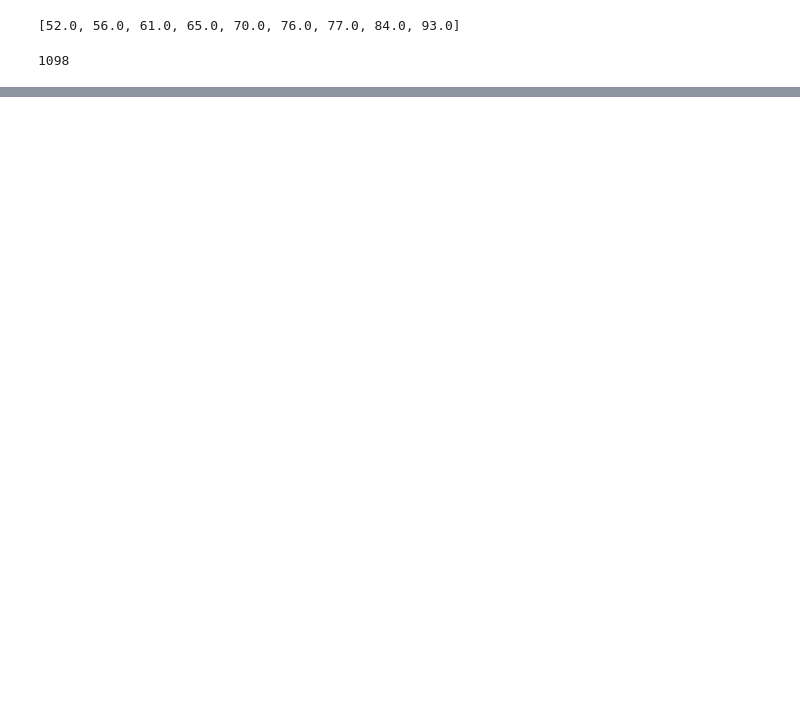
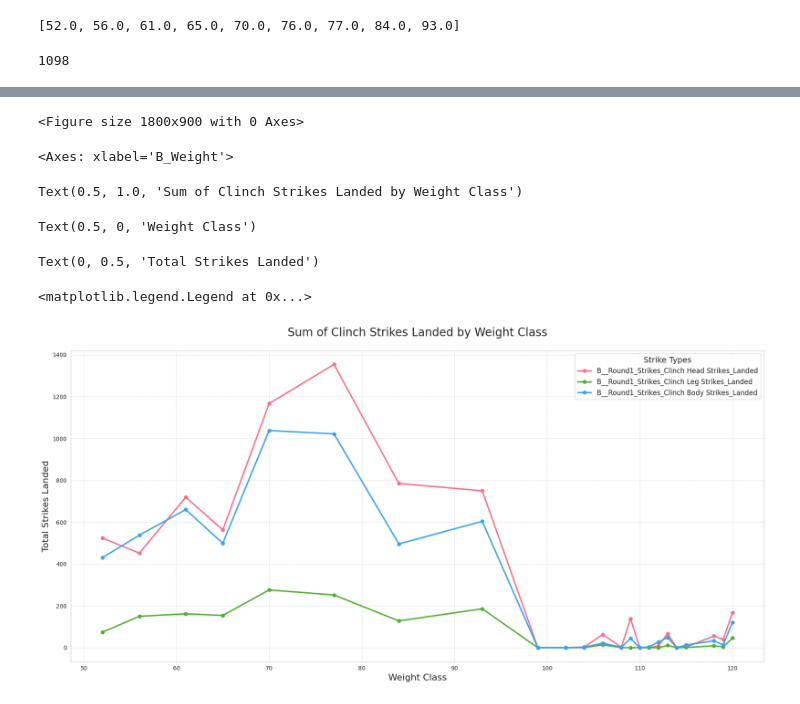
Before and after one commit to avulic/ufcChatVas, a Jupyter notebook: kod.ipynb, the cells around one changed output, grey strips where cells are left out. Drawn from its saved outputs; the diff is of its cells as text; code cells hidden in the pictures; blank space fills up the shorter version.

```diff
--- a/kod.ipynb
+++ b/kod.ipynb
@@ -669,0 +764,35 @@ sns.lmplot(x="B__Round3_Strikes_Body Significant Strikes_Attempts",
+# %%
+import pandas as pd
+import matplotlib.pyplot as plt
+import seaborn as sns
+
+
+df = pd.read_csv("data/data.csv")
+
+# Group and sum based on the 'B_Weight' column
+strk1 = df[['B_Weight',
+            'B__Round1_Strikes_Clinch Head Strikes_Landed',
+            'B__Round1_Strikes_Clinch Leg Strikes_Landed',
+            'B__Round1_Strikes_Clinch Body Strikes_Landed']].groupby('B_Weight').sum()
+
+
+palette = sns.color_palette("husl", 3)
+
+plt.figure(figsize=(18,9))
+strk1.plot(ax=plt.gca(), color=palette, marker='o', linestyle='-', linewidth=2.5)
+plt.title("Sum of Clinch Strikes Landed by Weight Class", fontsize=20)
+plt.xlabel("Weight Class", fontsize=16)
+plt.ylabel("Total Strikes Landed", fontsize=16)
+plt.grid(True, which="both", linestyle="--", linewidth=0.5)
+plt.legend(title="Strike Types", fontsize=12, title_fontsize=14)
+plt.tight_layout()
+
+plt.show()
+# %% [output]
+<Figure size 1800x900 with 0 Axes>
+<Axes: xlabel='B_Weight'>
+Text(0.5, 1.0, 'Sum of Clinch Strikes Landed by Weight Class')
+Text(0.5, 0, 'Weight Class')
+Text(0, 0.5, 'Total Strikes Landed')
+<matplotlib.legend.Legend at 0x...>
+[figure, added]
```
Also changed, not shown: parts of 42 cells of this notebook, 23 other files.
